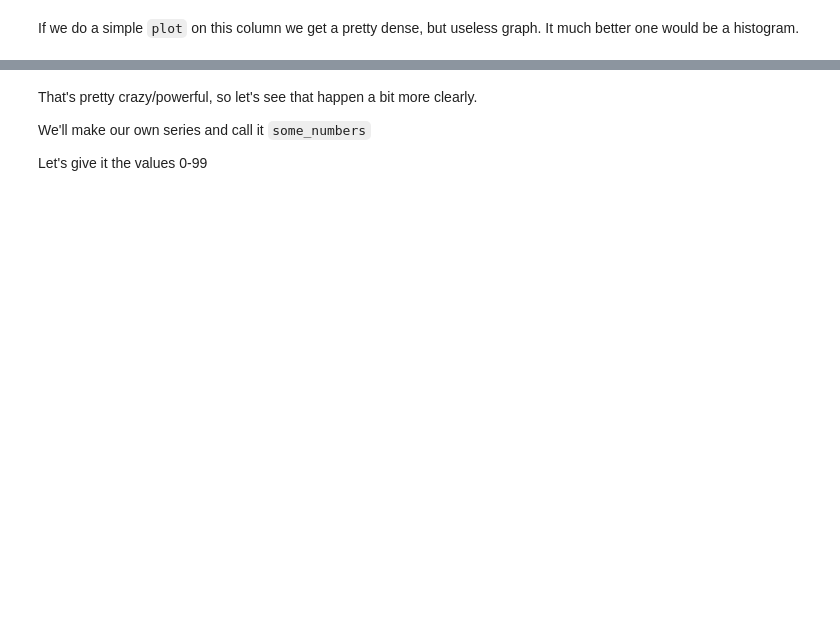
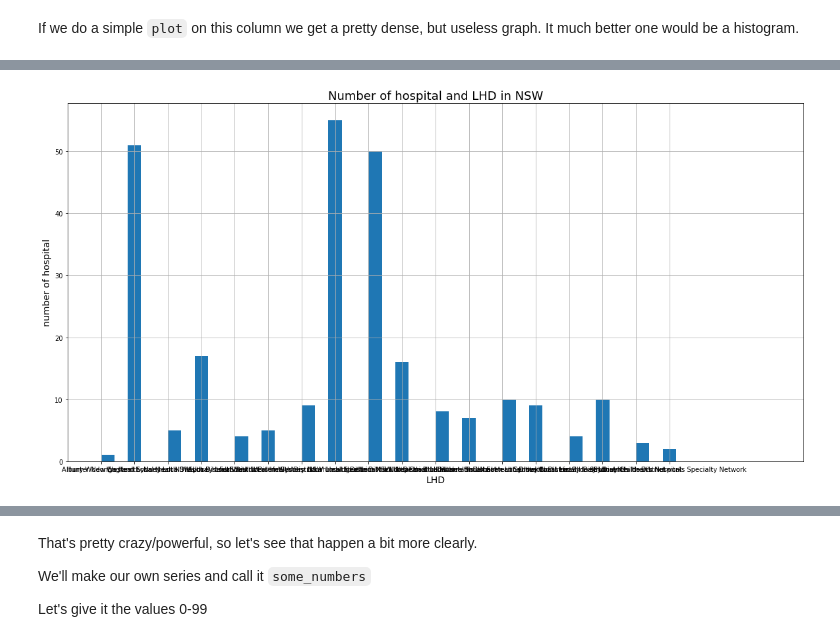
Before and after one commit to XINYICHEN1012/dataproject, a Jupyter notebook: NSW hospital.ipynb, the cells around one changed output, grey strips where cells are left out. Saved outputs shown, nothing was run; the diff lists cells and outputs as text; code cells hidden in the pictures; blank space fills up the shorter version.

```diff
--- a/NSW hospital.ipynb
+++ b/NSW hospital.ipynb
@@ -139,0 +155,12 @@ SyntaxError: invalid syntax (<ipython-input-19-a3d84b636681>, line 1)
+# %%
+number=50
+lower_bound = 0
+upper_bound =20
+plt.hist(health_data['LHD'], bins=number, range=(lower_bound, upper_bound))
+plt.title("Number of hospital and LHD in NSW", fontsize=18)
+plt.xlabel('LHD', fontsize=14)
+plt.ylabel('number of hospital', fontsize=14)
+plt.grid(True)
+plt.show()
+# %% [output]
+[figure, added]
```
Also changed, not shown: parts of 81 cells of this notebook.
